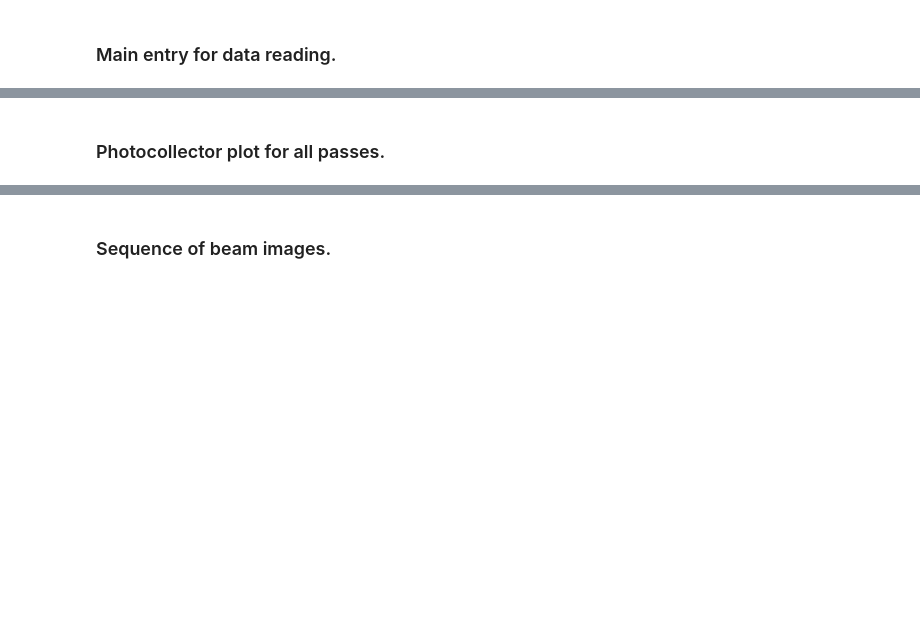
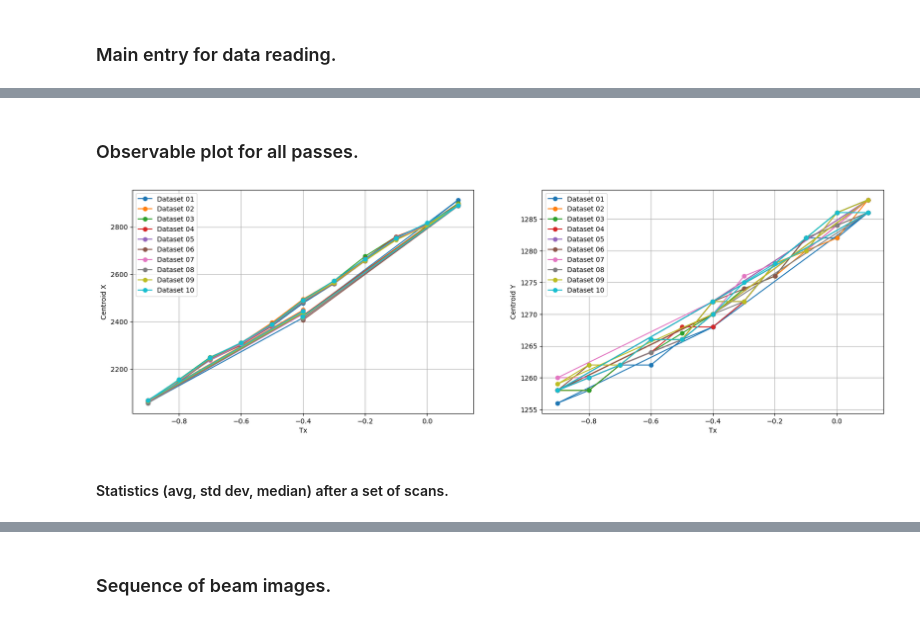
Before and after one commit to lnls-ids/cax-scripts, a Jupyter notebook: scan_read_hdf5.ipynb, the cells around one changed output, grey strips where cells are left out. Saved outputs shown, nothing was run; the diff lists cells and outputs as text; code cells hidden in the pictures; blank space fills up the shorter version.

```diff
--- a/scan_read_hdf5.ipynb
+++ b/scan_read_hdf5.ipynb
@@ -490,27 +585,27 @@ def fwhm_plot(dataset, scanpass, wdir='.', save_fmt='gif'):
 ### Main entry for data reading.
 # %%
 # workdir = "/ibira/lnls/beamlines/carcara/Carcara-X/data"
-workdir = "/home/ABTLUS/arnaldo.filho/Beam_profiling/beam_profiles/2026-03-19"
-file_pattern = r"mirror_tx_pass20*"
+workdir = "/home/arnaldo.filho/Carcara/measurement/2026-03-19"
+file_pattern = r"mirror_tx_pass[01][0-9]*"
 
 
 def main(workdir, file_pattern):
-      files = files_in_directory(workdir, file_pattern)
-      data  = data_from_h5_files(files)
+    """Main function to load data and generate plots."""
+    files = files_in_directory(workdir, file_pattern)
+    data  = data_from_h5_files(files)
+    print(f"Loaded {len(files)} files matching pattern "
+          f"'{file_pattern}' from '{workdir}'\n Files:")
 
-      print(f"Loaded {len(files)} files matching pattern '{file_pattern}' from '{workdir}'"
-            "\n Files:")
-      for f in files:
-            print(f" * {f}")
+    for f in files:
+        print(f" * {f}")
+    return data
 
-      return data
 
 if __name__ == "__main__":
 
-      # observable = 'centroid'
-      # observable = 'photocollector'
-      observable = 'tx'
-
-      pass_interval = (0, 9)
-      item_interval = (0, None)
-      data = main(workdir, file_pattern)
+    # observable = 'centroid'
+    # observable = 'photocollector'
+    observable = 'tx'
+    pass_interval = (0, 9)
+    item_interval = (0, None)
+    data = main(workdir, file_pattern)
@@ -517,30 +625,33 @@ if __name__ == "__main__":
 # %% [markdown]
-### Photocollector plot for all passes.
+### Observable plot for all passes.
 # %%
 # observable = 'fwhm'
 # observable = 'intensity'
-# observable = 'centroid'
-observable = 'photocollector'
+observable = 'centroid'
+# observable = 'photocollector'
 # observable = 'z_pos'
 
-pass_interval = (0, 9)
-item_interval = (1, 12)
+pass_interval = (0, 10)
+item_interval = (0, 13)
 
 # Chose set interval of scans to plot.
 first_pass, last_pass = pass_interval
 sel_items = dict(list(data.items())[first_pass:last_pass+1])
 
 if observable in ['intensity']:
     gr = 3
     labels = ['Peak', 'by mask', 'FWHM norm']
 elif observable in ['centroid', 'fwhm']:
     gr = 2
     labels = ['X', 'Y']
 else:
     gr = 1
     labels = ['X']
 
 fr, upto = item_interval
-scan_plot(sel_items, observable,
-        first_item=fr, last_item=upto,
-        gr=gr, labels=labels)
+scan_plot(sel_items, observable, first_item=fr, last_item=upto,
+          gr=gr, labels=labels)
+# %% [output]
+[figure, added]
+# %% [markdown]
+#### Statistics (avg, std dev, median) after a set of scans.
```
Also changed, not shown: parts of 17 cells of this notebook, 1 other file.
